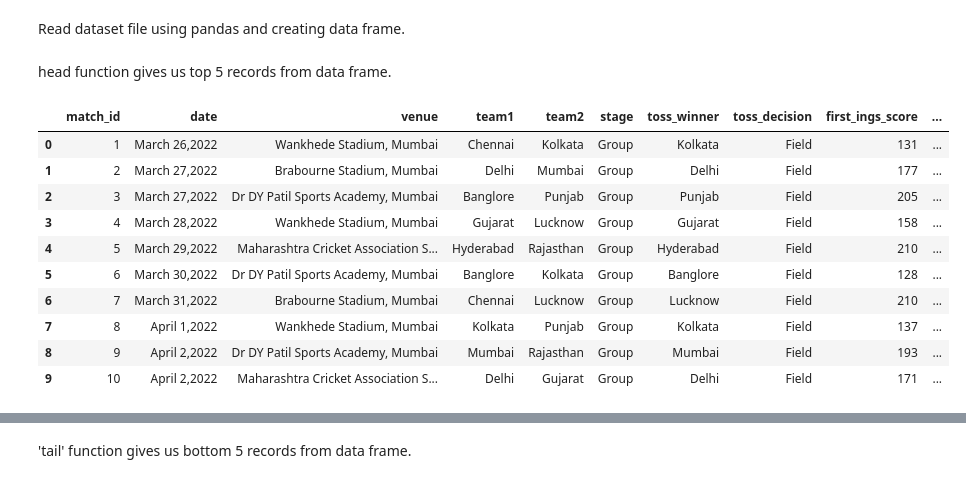
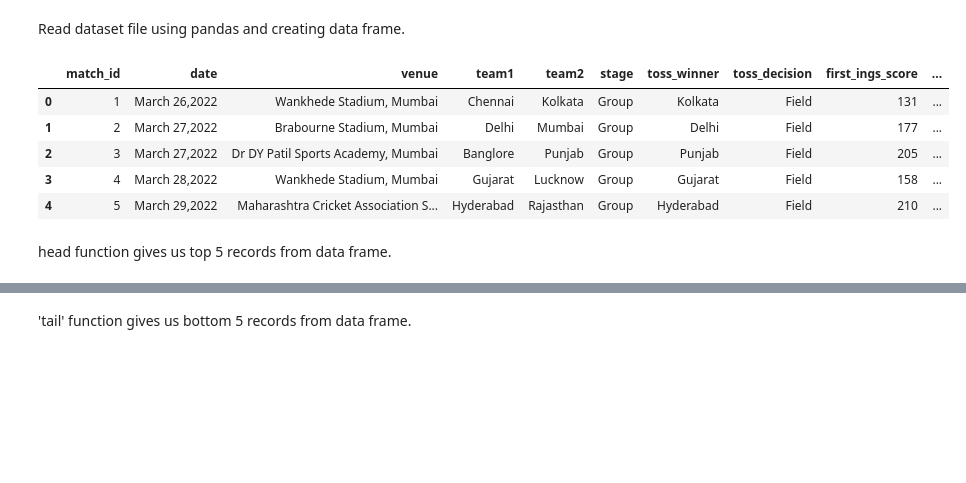
Before and after one commit to shivam97verma/Analysis-of-Indian-Premier-league-2022, a Jupyter notebook: iplnew.ipynb, the cells around one changed output, grey strips where cells are left out. Drawn from its saved outputs; the diff is of its cells as text; code cells hidden in the pictures; blank space fills up the shorter version.

```diff
--- a/iplnew.ipynb
+++ b/iplnew.ipynb
@@ -23,19 +23,14 @@ import plotly.graph_objects as go
 Read dataset file using pandas and creating data frame.
 # %%
 ipl = pd.read_csv(r'/content/Indian Premier League-2022.csv')
+# %%
+ipl.head()
+# %% [output]
+|  | match_id | date | venue | team1 | team2 | stage | toss_winner | toss_decision | first_ings_score | ... |
+| 0 | 1 | March 26,2022 | Wankhede Stadium, Mumbai | Chennai | Kolkata | Group | Kolkata | Field | 131 | ... |
+| 1 | 2 | March 27,2022 | Brabourne Stadium, Mumbai | Delhi | Mumbai | Group | Delhi | Field | 177 | ... |
+| 2 | 3 | March 27,2022 | Dr DY Patil Sports Academy, Mumbai | Banglore | Punjab | Group | Punjab | Field | 205 | ... |
+| 3 | 4 | March 28,2022 | Wankhede Stadium, Mumbai | Gujarat | Lucknow | Group | Gujarat | Field | 158 | ... |
+| 4 | 5 | March 29,2022 | Maharashtra Cricket Association S... | Hyderabad | Rajasthan | Group | Hyderabad | Field | 210 | ... |
 # %% [markdown]
 head function gives us top 5 records from data frame.
-# %%
-ipl.head(10)
-# %% [output]
-|  | match_id | date | venue | team1 | team2 | stage | toss_winner | toss_decision | first_ings_score | ... |
-| 0 | 1 | March 26,2022 | Wankhede Stadium, Mumbai | Chennai | Kolkata | Group | Kolkata | Field | 131 | ... |
-| 1 | 2 | March 27,2022 | Brabourne Stadium, Mumbai | Delhi | Mumbai | Group | Delhi | Field | 177 | ... |
-| 2 | 3 | March 27,2022 | Dr DY Patil Sports Academy, Mumbai | Banglore | Punjab | Group | Punjab | Field | 205 | ... |
-| 3 | 4 | March 28,2022 | Wankhede Stadium, Mumbai | Gujarat | Lucknow | Group | Gujarat | Field | 158 | ... |
-| 4 | 5 | March 29,2022 | Maharashtra Cricket Association S... | Hyderabad | Rajasthan | Group | Hyderabad | Field | 210 | ... |
-| 5 | 6 | March 30,2022 | Dr DY Patil Sports Academy, Mumbai | Banglore | Kolkata | Group | Banglore | Field | 128 | ... |
-| 6 | 7 | March 31,2022 | Brabourne Stadium, Mumbai | Chennai | Lucknow | Group | Lucknow | Field | 210 | ... |
-| 7 | 8 | April 1,2022 | Wankhede Stadium, Mumbai | Kolkata | Punjab | Group | Kolkata | Field | 137 | ... |
-| 8 | 9 | April 2,2022 | Dr DY Patil Sports Academy, Mumbai | Mumbai | Rajasthan | Group | Mumbai | Field | 193 | ... |
-| 9 | 10 | April 2,2022 | Maharashtra Cricket Association S... | Delhi | Gujarat | Group | Delhi | Field | 171 | ... |
```
Also changed, not shown: parts of 14 cells of this notebook.
